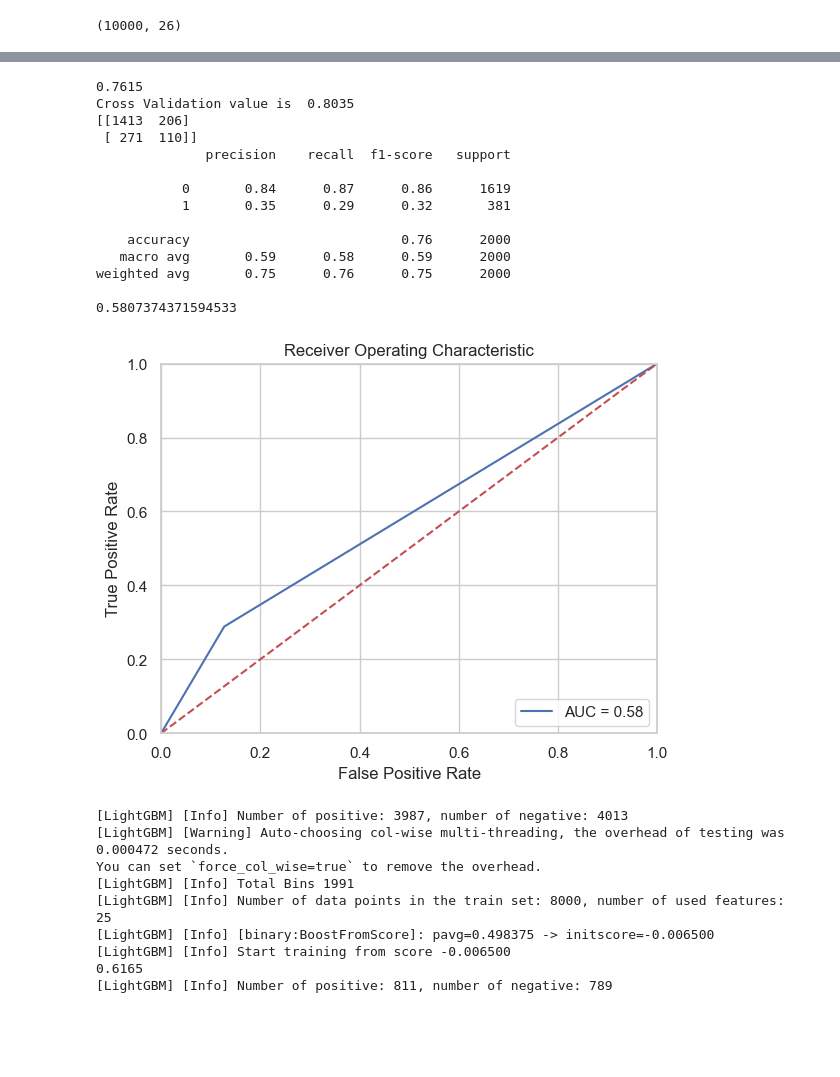
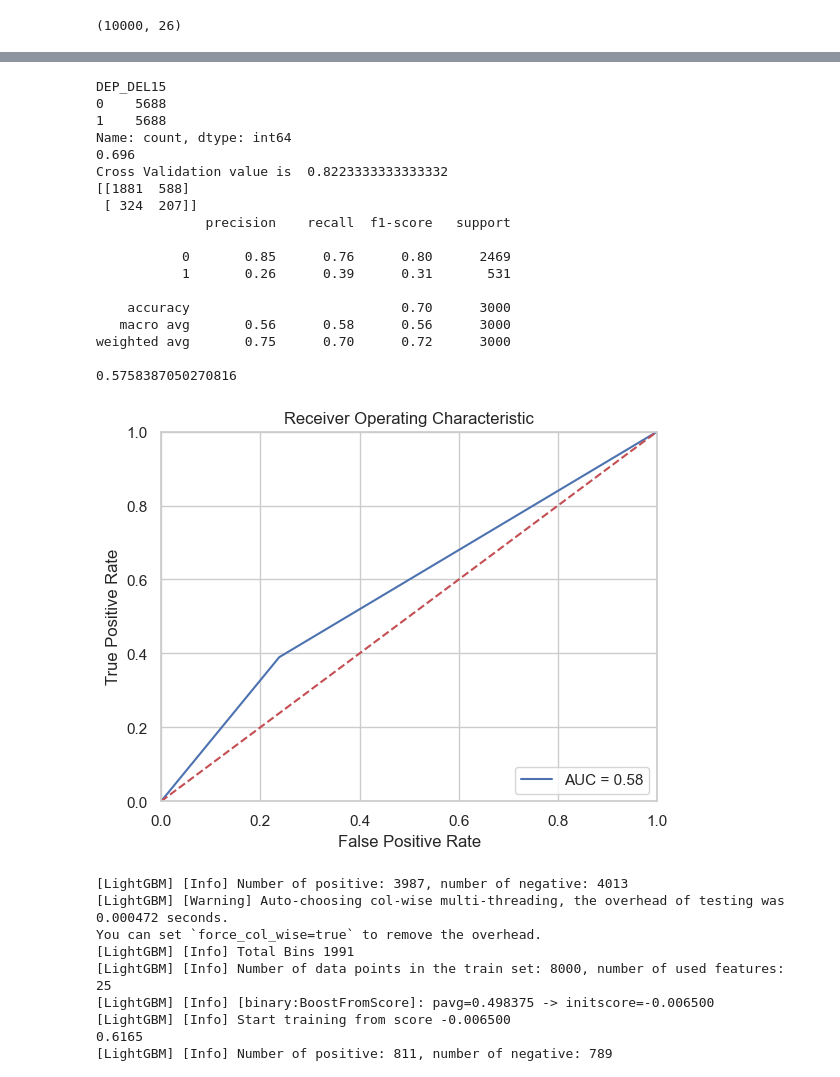
Before and after one commit to FraserW123/airline_project, a Jupyter notebook: main_notebook.ipynb, the cells around one changed output, grey strips where cells are left out. Saved outputs shown, nothing was run; the diff lists cells and outputs as text; code cells hidden in the pictures; blank space fills up the shorter version.

Commit message:
created notebook specifically for classifiers

```diff
--- a/main_notebook.ipynb
+++ b/main_notebook.ipynb
@@ -570,55 +575,56 @@ def performSMOTE(df):
     X = df.drop('DEP_DEL15', axis=1)
     y = df['DEP_DEL15']
 
-    X_train, X_test, y_train, y_test = train_test_split(X, y, test_size=0.2,random_state=42)
+    X_train, X_test, y_train, y_test = train_test_split(X, y, test_size=0.3,random_state=42)
 
-    over = SMOTE()
-    under = RandomUnderSampler()
-    steps = [('o', over), ('u', under)]
-    pipeline = Pipeline(steps=steps)
-
-    X_train, y_train = pipeline.fit_resample(X_train, y_train)
-    model = RandomForestClassifier(random_state=42)
+    smote = SMOTE()
+    X_train, y_train = smote.fit_resample(X_train, y_train)
+    print(y_train.value_counts())
+    model = RandomForestClassifier(n_estimators=100, max_depth=4, min_samples_leaf=8, criterion='entropy')
     model.fit(X_train, y_train)
     y_pred = model.predict(X_test)
 
     print(accuracy_score(y_test, y_pred))
     print("Cross Validation value is ",np.mean(cross_val_score(model ,X_test,y_test,cv=5)))
     print(confusion_matrix(y_test, y_pred))
     print(classification_report(y_test, y_pred))
     print(roc_auc_score(y_test, y_pred))
     fpr, tpr, threshold = roc_curve(y_test, y_pred)
     roc_auc = auc(fpr, tpr)
 
     # method I: plt
     import matplotlib.pyplot as plt
     plt.title('Receiver Operating Characteristic')
     plt.plot(fpr, tpr, 'b', label = 'AUC = %0.2f' % roc_auc)
     plt.legend(loc = 'lower right')
     plt.plot([0, 1], [0, 1],'r--')
     plt.xlim([0, 1])
     plt.ylim([0, 1])
     plt.ylabel('True Positive Rate')
     plt.xlabel('False Positive Rate')
     plt.show()
 
 performSMOTE(df)
 # %% [output]
-0.7615
-Cross Validation value is  0.8035
-[[1413  206]
- [ 271  110]]
+DEP_DEL15
+0    5688
+1    5688
+Name: count, dtype: int64
+0.696
+Cross Validation value is  0.8223333333333332
+[[1881  588]
+ [ 324  207]]
               precision    recall  f1-score   support
 
-           0       0.84      0.87      0.86      1619
-           1       0.35      0.29      0.32       381
+           0       0.85      0.76      0.80      2469
+           1       0.26      0.39      0.31       531
 
-    accuracy                           0.76      2000
-   macro avg       0.59      0.58      0.59      2000
-weighted avg       0.75      0.76      0.75      2000
+    accuracy                           0.70      3000
+   macro avg       0.56      0.58      0.56      3000
+weighted avg       0.75      0.70      0.72      3000
 
-0.5807374371594533
+0.5758387050270816
-[figure, old version]
+[figure, new version]
 # %%
 from sklearn.utils import resample
 temp = pd.read_csv("n/full_data_flightdelay.csv.xz", compression='xz')
```
Also changed, not shown: parts of 13 cells of this notebook, 1 other file.
